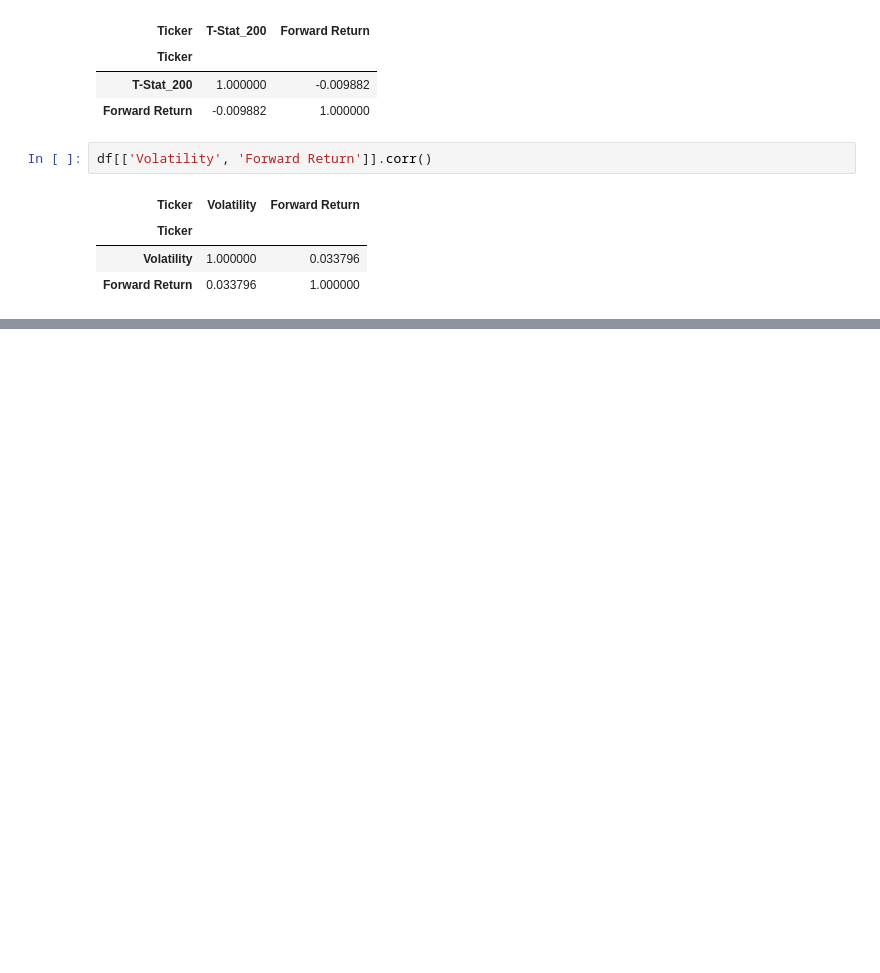
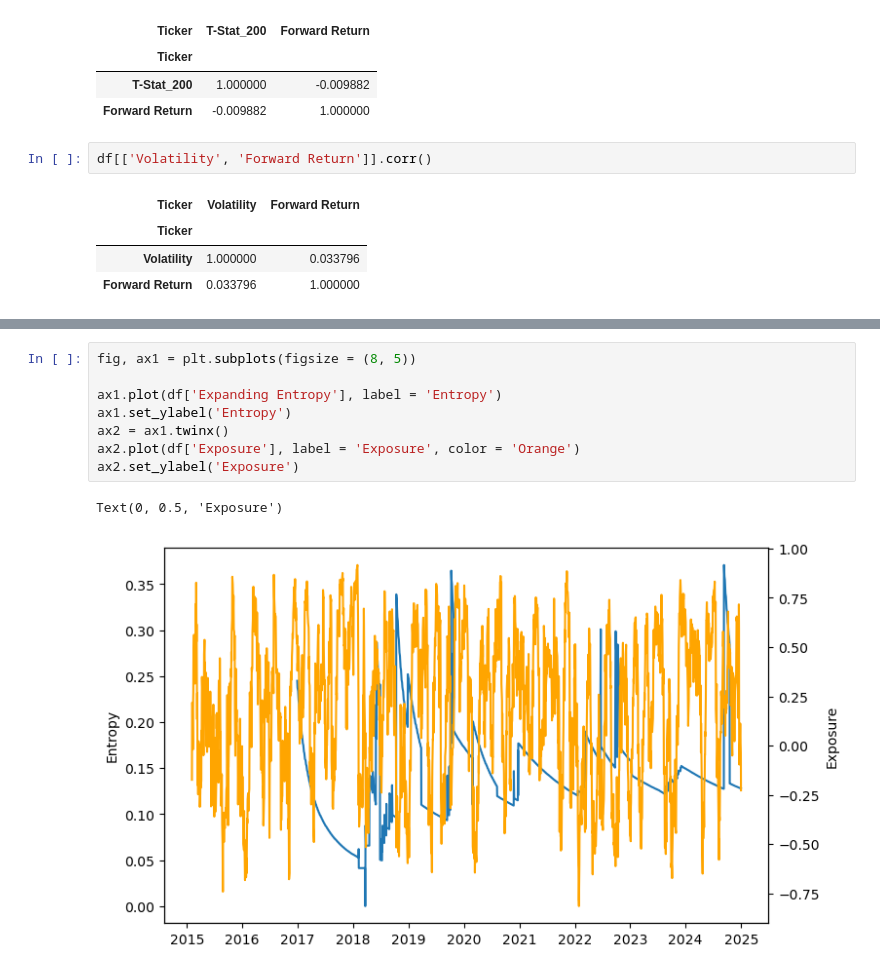
Before and after one commit to akshathp0/entropy-trading, a Jupyter notebook: validate_features.ipynb, the cells around one changed output, grey strips where cells are left out. Saved outputs shown, nothing was run; the diff lists cells and outputs as text; blank space fills up the shorter version.

```diff
--- a/validate_features.ipynb
+++ b/validate_features.ipynb
@@ -272,0 +378,11 @@ df[['Volatility', 'Forward Return']].corr()
+# %%
+fig, ax1 = plt.subplots(figsize = (8, 5))
+
+ax1.plot(df['Expanding Entropy'], label = 'Entropy')
+ax1.set_ylabel('Entropy')
+ax2 = ax1.twinx()
+ax2.plot(df['Exposure'], label = 'Exposure', color = 'Orange')
+ax2.set_ylabel('Exposure')
+# %% [output]
+Text(0, 0.5, 'Exposure')
+[figure, added]
```
Also changed, not shown: parts of 27 cells of this notebook, 2 other files.
